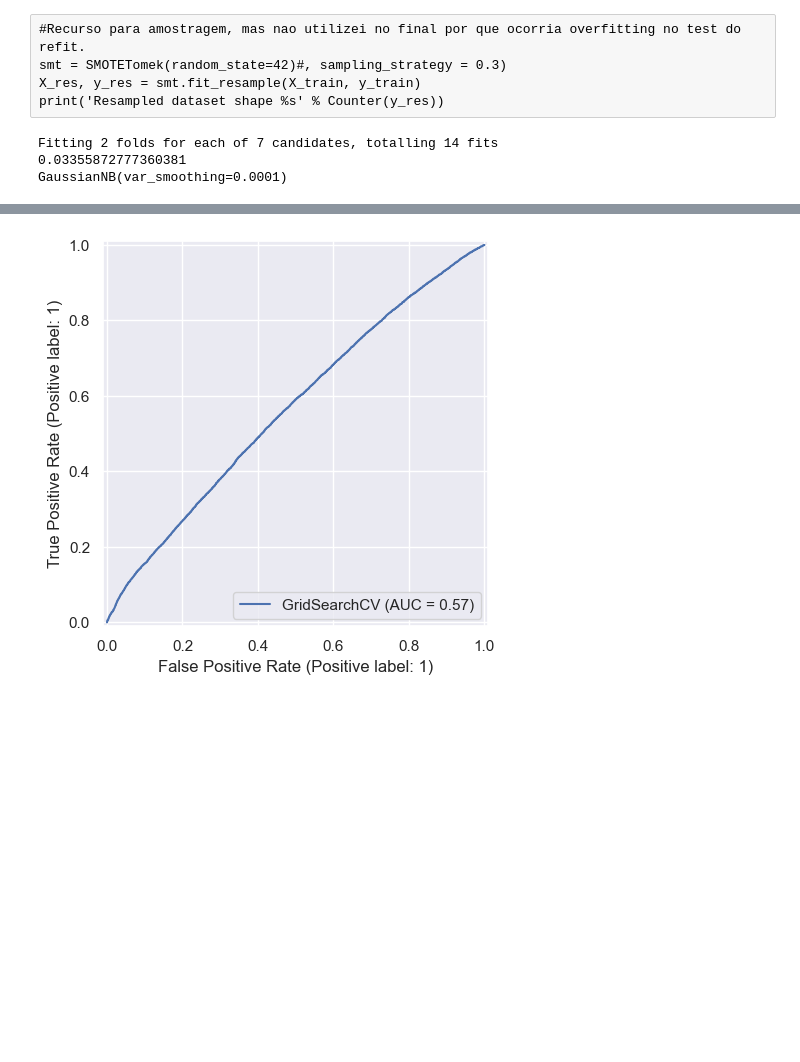
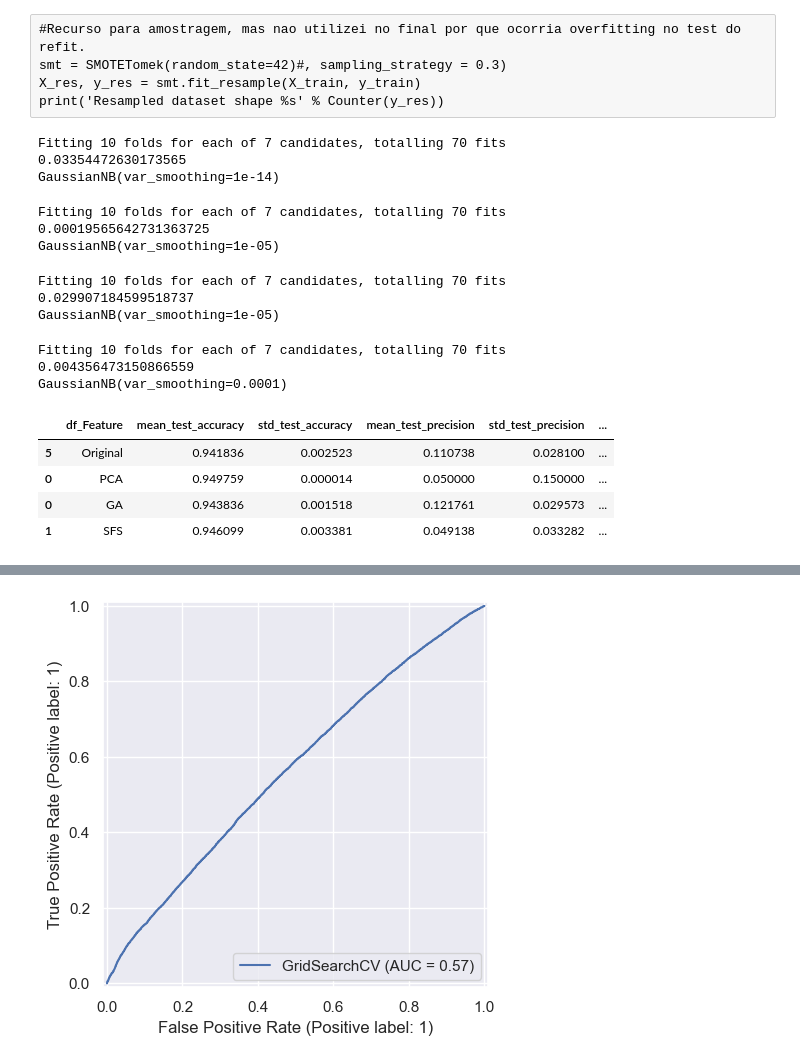
Before and after one commit to AlexCecconi/ReconhecimentoPadroes_FrenchInsurance, a Jupyter notebook: Motor_Insurance_Project.ipynb, the cells around one changed output, grey strips where cells are left out. Saved outputs shown, nothing was run; the diff lists cells and outputs as text; code cells hidden in the pictures; blank space fills up the shorter version.

```diff
--- a/Motor_Insurance_Project.ipynb
+++ b/Motor_Insurance_Project.ipynb
@@ -524,4 +532,7 @@ X_res, y_res = smt.fit_resample(X_train, y_train)
 print('Resampled dataset shape %s' % Counter(y_res))
 # %%
 X_train, X_test, y_train, y_test = train_test_split( scaler.fit_transform(X), y, test_size=0.30, random_state=42, stratify = y)
+X_train_pca, X_test_pca, y_train_pca, y_test_pca = train_test_split( df_pca, y, test_size=0.30, random_state=42, stratify = y)
+X_train_GA, X_test_GA, y_train_GA, y_test_GA = train_test_split( scaler.fit_transform(df_GA), y, test_size=0.30, random_state=42, stratify = y)
+X_train_SFS, X_test_SFS, y_train_SFS, y_test_SFS = train_test_split( scaler.fit_transform(df_SFS), y, test_size=0.30, random_state=42, stratify = y)
 #X_train, X_test, y_train, y_test = train_test_split( scaler.fit_transform(X_res), y_res, test_size=0.30, random_state=42, stratify = y_res)
@@ -528,17 +547,69 @@ X_train, X_test, y_train, y_test = train_test_split( scaler.fit_transform(X), y,
 # %%
-#Medidas para avaliar no GridSearch
-scoring = ['accuracy', 'precision', 'recall', 'f1' , 'roc_auc']
-#Hiperparametros do naive bayes
-param={'var_smoothing': [0.00001, 0.0001, 0.001, 0.1, 1, 0.00000000000001,1000]}
-
-
-Model_grid = GridSearchCV( estimator=GaussianNB(), param_grid = param , verbose=3, cv=2, n_jobs=-2, return_train_score = True,
-                          scoring = scoring, refit = 'f1')
 Model_grid.fit(X_train, y_train )
 
 print(Model_grid.score(X_test,y_test) )
 print(Model_grid.best_estimator_)
+
+Model_grid_results = pd.DataFrame(Model_grid.cv_results_)
+Model_grid_results.insert(0, "df_Feature", 'Original', True)
+best_grid = Model_grid.best_params_
 # %% [output]
-Fitting 2 folds for each of 7 candidates, totalling 14 fits
-0.03355872777360381
-GaussianNB(var_smoothing=0.0001)
+Fitting 10 folds for each of 7 candidates, totalling 70 fits
+0.03354472630173565
+GaussianNB(var_smoothing=1e-14)
+# %%
+Model_grid.fit(X_train_pca, y_train_pca )
+
+print(Model_grid.score(X_test_pca, y_test_pca) )
+print(Model_grid.best_estimator_)
+
+Model_grid_results_pca = pd.DataFrame(Model_grid.cv_results_)
+Model_grid_results_pca.insert(0, "df_Feature", 'PCA', True)
+best_grid_pca = Model_grid.best_params_
+# %% [output]
+Fitting 10 folds for each of 7 candidates, totalling 70 fits
+0.00019565642731363725
+GaussianNB(var_smoothing=1e-05)
+# %%
+Model_grid.fit(X_train_GA, y_train_GA )
+
+print(Model_grid.score(X_test_GA,y_test_GA) )
+print(Model_grid.best_estimator_)
+
+Model_grid_results_GA = pd.DataFrame(Model_grid.cv_results_)
+Model_grid_results_GA.insert(0, "df_Feature", 'GA', True)
+best_grid_GA = Model_grid.best_params_
+# %% [output]
+Fitting 10 folds for each of 7 candidates, totalling 70 fits
+0.029907184599518737
+GaussianNB(var_smoothing=1e-05)
+# %%
+Model_grid.fit(X_train_SFS, y_train_SFS )
+
+print(Model_grid.score(X_test_SFS,y_test_SFS) )
+print(Model_grid.best_estimator_)
+
+Model_grid_results_SFS = pd.DataFrame(Model_grid.cv_results_)
+Model_grid_results_SFS.insert(0, "df_Feature", 'SFS', True)
+best_grid_SFS = Model_grid.best_params_
+# %% [output]
+Fitting 10 folds for each of 7 candidates, totalling 70 fits
+0.004356473150866559
+GaussianNB(var_smoothing=0.0001)
+# %%
+#grid_list = {0: "Alvo", }   rename(columns={0: "Alvo"})
+#df.style.format({"B": lambda x: "±{:.2f}".format(abs(x))})
+metrics_column = ['df_Feature', 'mean_test_accuracy','std_test_accuracy', 'mean_test_precision','std_test_precision', 'mean_test_recall','std_test_recall', 'mean_test_f1','std_test_f1', 'mean_test_roc_auc','std_test_roc_auc']
+res = Model_grid_results.loc[ Model_grid_results["params"] == best_grid  ][metrics_column]#.style.format('{:.2%}')
+res_pca = Model_grid_results_pca.loc[ Model_grid_results_pca["params"] == best_grid_pca  ][metrics_column]#.style.format('{:.2%}')
+res_GA = Model_grid_results_GA.loc[ Model_grid_results_GA["params"] == best_grid_GA  ][metrics_column]#.style.format('{:.2%}')
+res_SFS = Model_grid_results_SFS.loc[ Model_grid_results_SFS["params"] == best_grid_SFS  ][metrics_column]#.style.format('{:.2%}')
+
+Resultado = pd.concat([res, res_pca, res_GA, res_SFS])#.style.format('{:.2}')
+Resultado
+# %% [output]
+|  | df_Feature | mean_test_accuracy | std_test_accuracy | mean_test_precision | std_test_precision | ... |
+| 5 | Original | 0.941836 | 0.002523 | 0.110738 | 0.028100 | ... |
+| 0 | PCA | 0.949759 | 0.000014 | 0.050000 | 0.150000 | ... |
+| 0 | GA | 0.943836 | 0.001518 | 0.121761 | 0.029573 | ... |
+| 1 | SFS | 0.946099 | 0.003381 | 0.049138 | 0.033282 | ... |
```
Also changed, not shown: parts of 23 cells of this notebook.
